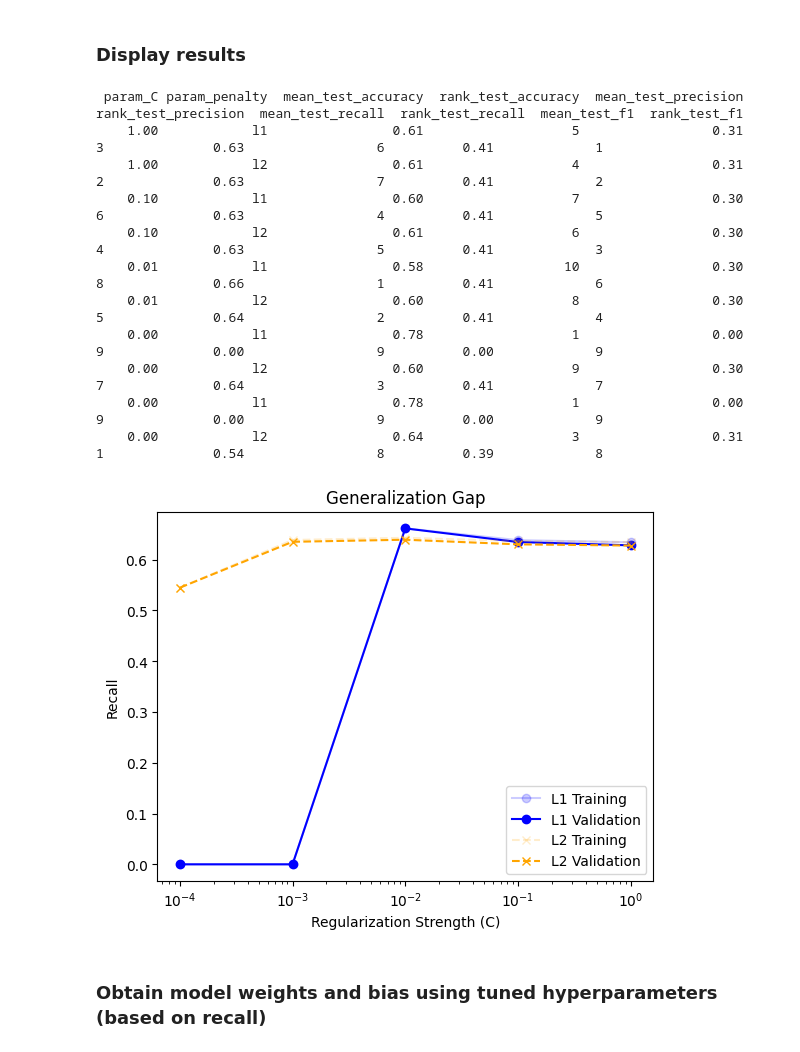
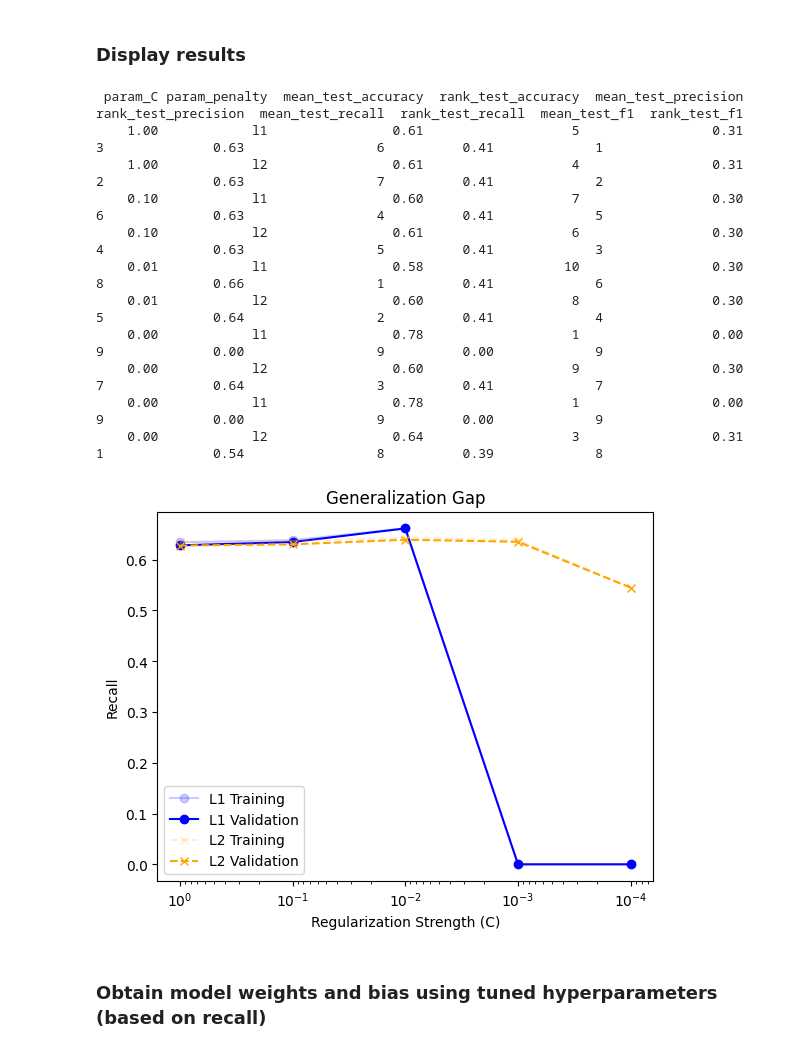
Before and after one commit to amylin1249/nypd-enforcement-gap, a Jupyter notebook: src/train_linear_model.ipynb, the cells around one changed output. Cells and saved outputs as stored; diff of their text form; code cells hidden in the pictures.

```diff
--- a/src/train_linear_model.ipynb
+++ b/src/train_linear_model.ipynb
@@ -78,6 +78,7 @@ We evaluated 2 regularization penalties and 5 C-values across 5 cross-validation
 # %% [markdown]
 ### Display results
 # %%
+# Print results
 grid_search_results = pd.DataFrame(grid_search.cv_results_)
 
 results_table = grid_search_results[[
@@ -90,34 +91,36 @@ results_table = grid_search_results[[
 
 print(results_table.to_string(index=False, float_format="%.2f"))
 
+# Plot generalization gap
 plt.figure()
 
 l1_data = grid_search_results[grid_search_results["param_penalty"] == "l1"].sort_values("param_C")
 plt.semilogx(l1_data["param_C"], l1_data["mean_train_recall"], 'o-', label="L1 Training", color='blue', alpha=0.2)
 plt.semilogx(l1_data["param_C"], l1_data["mean_test_recall"], 'o-', label="L1 Validation", color='blue', alpha=1.0)
 
 l2_data = grid_search_results[grid_search_results["param_penalty"] == "l2"].sort_values("param_C")
 plt.semilogx(l2_data["param_C"], l2_data["mean_train_recall"], 'x--', label="L2 Training", color='orange', alpha=0.2)
 plt.semilogx(l2_data["param_C"], l2_data["mean_test_recall"], 'x--', label="L2 Validation", color='orange', alpha=1.0)
 
 plt.xlabel("Regularization Strength (C)")
 plt.ylabel("Recall")
 plt.title("Generalization Gap")
 plt.legend()
+plt.gca().invert_xaxis()
 plt.show()
 # %% [output]
  param_C param_penalty  mean_test_accuracy  rank_test_accuracy  mean_test_precision  rank_test_precision  mean_test_recall  rank_test_recall  mean_test_f1  rank_test_f1
     1.00            l1                0.61                   5                 0.31                    3              0.63                 6          0.41             1
     1.00            l2                0.61                   4                 0.31                    2              0.63                 7          0.41             2
     0.10            l1                0.60                   7                 0.30                    6              0.63                 4          0.41             5
     0.10            l2                0.61                   6                 0.30                    4              0.63                 5          0.41             3
     0.01            l1                0.58                  10                 0.30                    8              0.66                 1          0.41             6
     0.01            l2                0.60                   8                 0.30                    5              0.64                 2          0.41             4
     0.00            l1                0.78                   1                 0.00                    9              0.00                 9          0.00             9
     0.00            l2                0.60                   9                 0.30                    7              0.64                 3          0.41             7
     0.00            l1                0.78                   1                 0.00                    9              0.00                 9          0.00             9
     0.00            l2                0.64                   3                 0.31                    1              0.54                 8          0.39             8
-[figure, old version]
+[figure, new version]
 # %% [markdown]
 ### Obtain model weights and bias using tuned hyperparameters (based on recall)
 # %%
```
Also changed, not shown: parts of 4 cells of this notebook.
